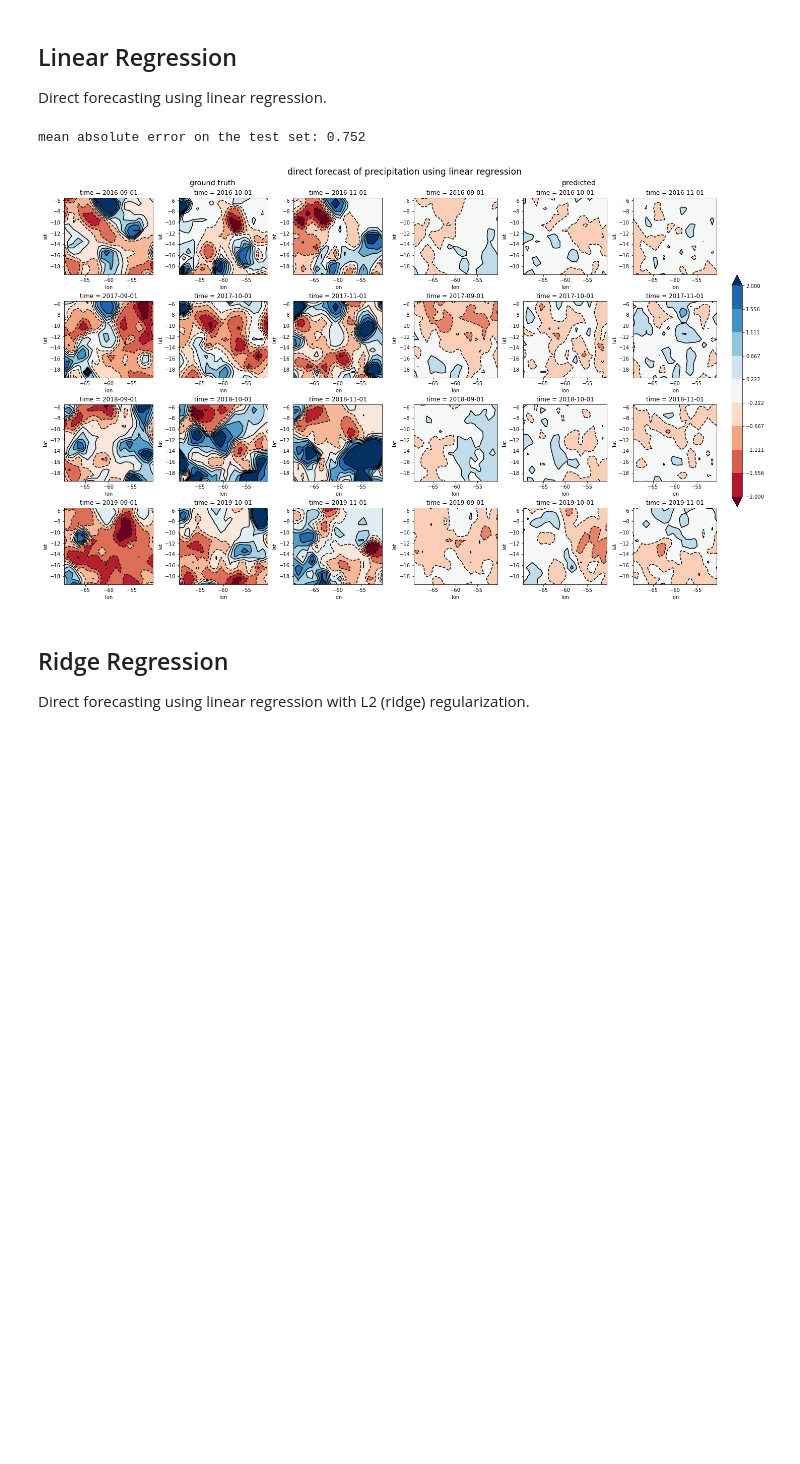
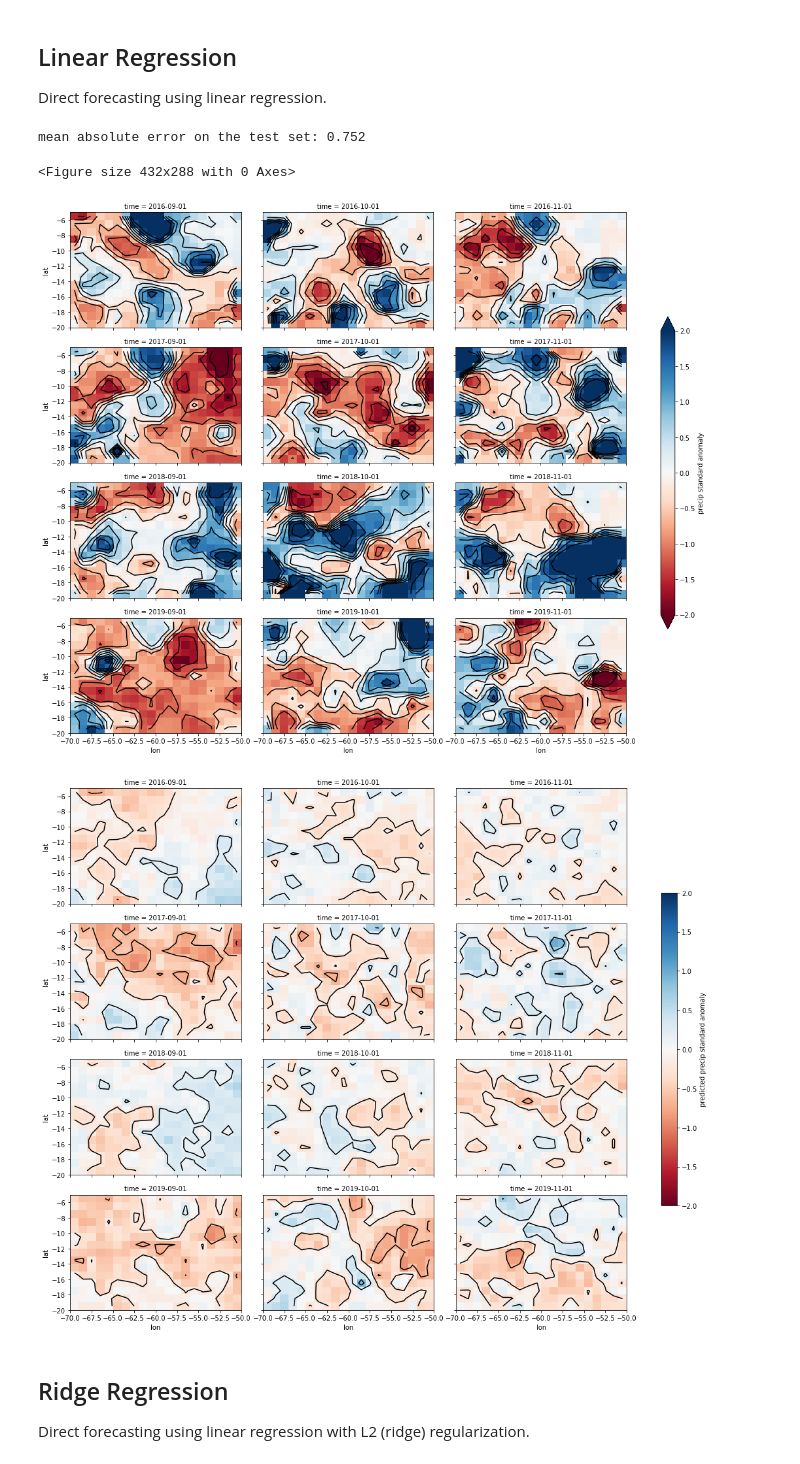
Before and after one commit to davidhgotler/amazon-precip, a Jupyter notebook: amazon_precip.ipynb, the cells around one changed output. Cells and saved outputs as stored; diff of their text form; code cells hidden in the pictures; blank space fills up the shorter version.

```diff
--- a/amazon_precip.ipynb
+++ b/amazon_precip.ipynb
@@ -21,12 +33,8 @@ Created by David Gotler, 2021
 # %%
-import numpy as np
-import xarray as xr
+reload(dataframe)
+from dataframe import dataframe
 
-from matplotlib import pyplot as plt
-
-from dataframe import dataframe
 # directories
-data_dir = 'data/'
 features_fname = 'ERA5.features.1950-2019.nc'
 target_fname = 'precip.mon.total.1x1.v2020.nc'
 
@@ -41,8 +49,8 @@ range_ft =  lat_ft+lon_ft+yrs
 range_t = lat_t+lon_t+yrs
 
 # Create df object to store our feature and target datasets
-df = dataframe(data_dir,features_fname,target_fname,features_range=range_ft,target_range=range_t)
-df.detrend()
-df.std_anom()
-df.flatten()
-df.remove_nan()
+data = dataframe(features_fname,target_fname,features_range=range_ft,target_range=range_t)
+data.detrend()
+data.std_anom()
+data.flatten()
+data.remove_nan()
@@ -59,23 +58,28 @@ import hvplot as hv
 ## Linear Regression
 Direct forecasting using linear regression.
 # %%
+reload(forecast)
+from forecast import DirectForecaster,RecursiveForecaster
+
 from sklearn.linear_model import LinearRegression
 from sklearn.metrics import mean_absolute_error
 forecaster = DirectForecaster(LinearRegression(),lags=3,target_months=[9,10,11],steps=3,include_autoreg=True,avg_lags=True,pca_features=True)
-X_train,y_train,X_test,y_test = forecaster.train_test_split(4,df.target_da,df.features_da)
+X_train,y_train,X_test,y_test = forecaster.train_test_split(4,data.target_da,data.features_da)
 forecaster.fit(X_train,y_train)
 
 y_pred = forecaster.predict(X_test,y_test)
 
 weights = np.abs(np.cos(np.deg2rad(y_test.lat.values)))
 print('mean absolute error on the test set: {:.3f}'.format(mean_absolute_error(y_test,y_pred,multioutput=weights)))
 
 y_true_ds = get_dataset(y_test)
 y_pred_ds = get_dataset(y_pred)
-fig = forecaster.data_plots(y_true_ds,y_pred_ds,model_name='linear regression',forecaster_name='direct forecast')
+fig = forecaster.data_plots(y_true_ds,y_pred_ds,model_name='linear',forecaster_name='direct',save_figs=True,individual=True)
 # %% [output]
 mean absolute error on the test set: 0.752
+<Figure size 432x288 with 0 Axes>
-[figure, old version]
+[figure, new version]
+[figure, added]
 # %% [markdown]
 ## Ridge Regression
 Direct forecasting using linear regression with L2 (ridge) regularization.
```
Also changed, not shown: parts of 4 cells of this notebook, 5 other files.
